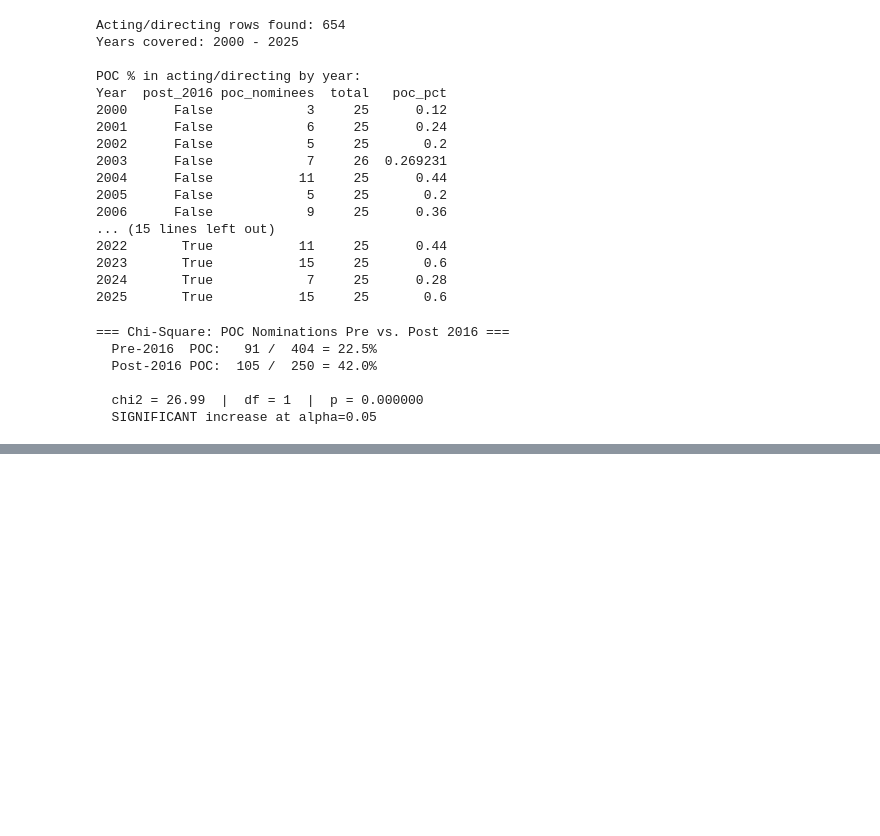
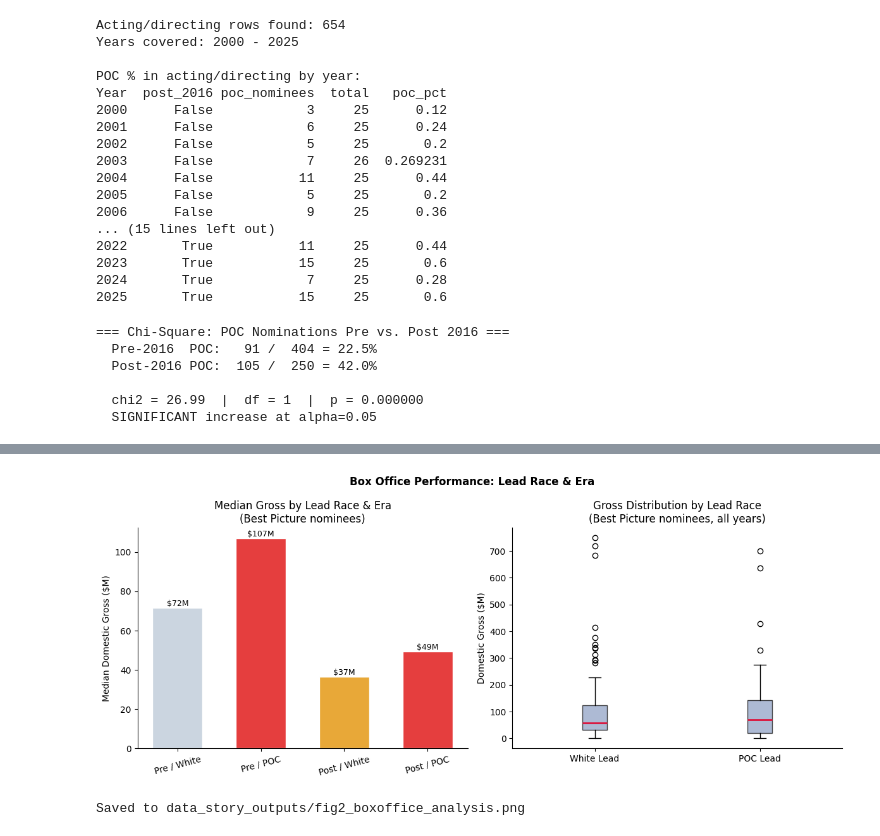
Before and after one commit to nmaharaj28/comm3180_S26_Data_Project, a Jupyter notebook: data_analysis/oscars_box_office.ipynb, the cells around one changed output, grey strips where cells are left out. Cells and saved outputs as stored; diff of their text form; code cells hidden in the pictures; blank space fills up the shorter version.

```diff
--- a/data_analysis/oscars_box_office.ipynb
+++ b/data_analysis/oscars_box_office.ipynb
@@ -876,0 +480,18 @@ TypeError: Invalid comparison between dtype=str and int
+# %%
+# -- 5a. Filter to Best Picture nominees --------------------------------
+best_pic = merged[merged['CanonicalCategory'] == 'BEST PICTURE'].copy()
+
+# Drop rows missing gross or lead_race (skip budget -- not in this dataset)
+bp_analysis = best_pic.dropna(subset=[BO_GROSS, 'lead_race']).copy()
+bp_analysis['is_poc_lead'] = bp_analysis['lead_race'].isin(
+    ['Black', 'Asian', 'Hispanic', 'Multiracial', 'Middle Eastern']
+)
+
+print(f'Best Picture nominees          : {len(best_pic)}')
+print(f'  with box office data         : {best_pic[BO_GROSS].notna().sum()}')
+print(f'  with lead race               : {best_pic["lead_race"].notna().sum()}')
+print(f'  analysis set (both present)  : {len(bp_analysis)}')
+print(f'  POC lead   : {bp_analysis["is_poc_lead"].sum()}')
+print(f'  White lead : {(~bp_analysis["is_poc_lead"]).sum()}')
+print(f'  Pre-2016   : {(~bp_analysis["post_2016"]).sum()}')
+print(f'  Post-2016  : {bp_analysis["post_2016"].sum()}')
@@ -876,0 +616,44 @@ TypeError: Invalid comparison between dtype=str and int
+# %%
+# -- 5e. Box office visualizations (2-panel, no budget) -----------------
+fig, axes = plt.subplots(1, 2, figsize=(12, 5))
+fig.suptitle('Box Office Performance: Lead Race & Era', fontweight='bold')
+
+# 1. Grouped bar: median gross by era x lead
+ax = axes[0]
+groups  = ['Pre / White', 'Pre / POC', 'Post / White', 'Post / POC']
+medians = [
+    bp_analysis[(~bp_analysis['post_2016']) & (~bp_analysis['is_poc_lead'])][BO_GROSS].median(),
+    bp_analysis[(~bp_analysis['post_2016']) &  bp_analysis['is_poc_lead']][BO_GROSS].median(),
+    bp_analysis[ bp_analysis['post_2016']  & (~bp_analysis['is_poc_lead'])][BO_GROSS].median(),
+    bp_analysis[ bp_analysis['post_2016']  &  bp_analysis['is_poc_lead']][BO_GROSS].median(),
+]
+bars = ax.bar(groups, medians,
+              color=[C['white'], C['poc'], C['post'], C['poc']],
+              edgecolor='white', width=0.6)
+ax.set_ylabel('Median Domestic Gross ($M)')
+ax.set_title('Median Gross by Lead Race & Era\n(Best Picture nominees)')
+ax.tick_params(axis='x', rotation=15)
+for bar, val in zip(bars, medians):
+    if not pd.isna(val):
+        ax.text(bar.get_x() + bar.get_width()/2, bar.get_height() + 1,
+                f'${val:.0f}M', ha='center', fontsize=9)
+
+# 2. Gross distribution by lead race (box plot)
+ax = axes[1]
+poc_data   = bp_analysis[bp_analysis['is_poc_lead']][BO_GROSS].dropna()
+white_data = bp_analysis[~bp_analysis['is_poc_lead']][BO_GROSS].dropna()
+ax.boxplot([white_data, poc_data],
+           labels=['White Lead', 'POC Lead'],
+           patch_artist=True,
+           boxprops=dict(facecolor=C['pre'], alpha=0.7),
+           medianprops=dict(color='crimson', linewidth=2))
+ax.set_ylabel('Domestic Gross ($M)')
+ax.set_title('Gross Distribution by Lead Race\n(Best Picture nominees, all years)')
+
+plt.tight_layout()
+plt.savefig(OUT_DIR + 'fig2_boxoffice_analysis.png', dpi=150, bbox_inches='tight')
+plt.show()
+print('Saved to data_story_outputs/fig2_boxoffice_analysis.png')
+# %% [output]
+[figure, added]
+Saved to data_story_outputs/fig2_boxoffice_analysis.png
```
Also changed, not shown: parts of 22 cells of this notebook.
